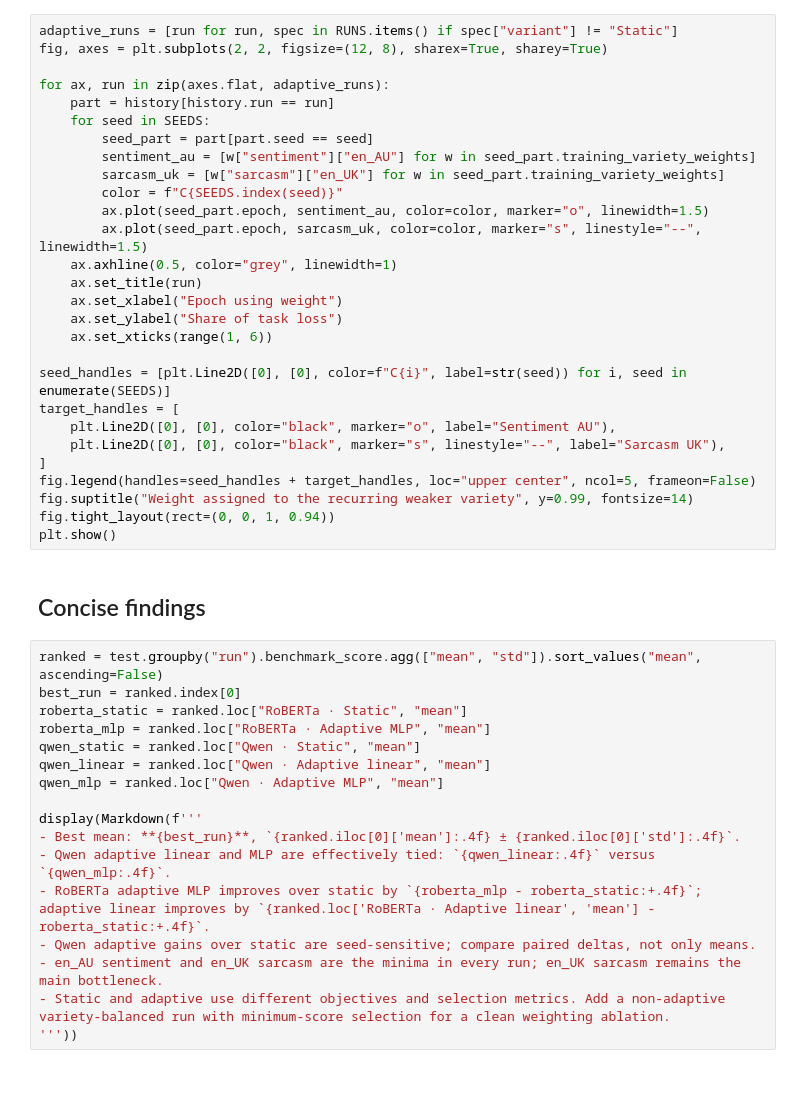
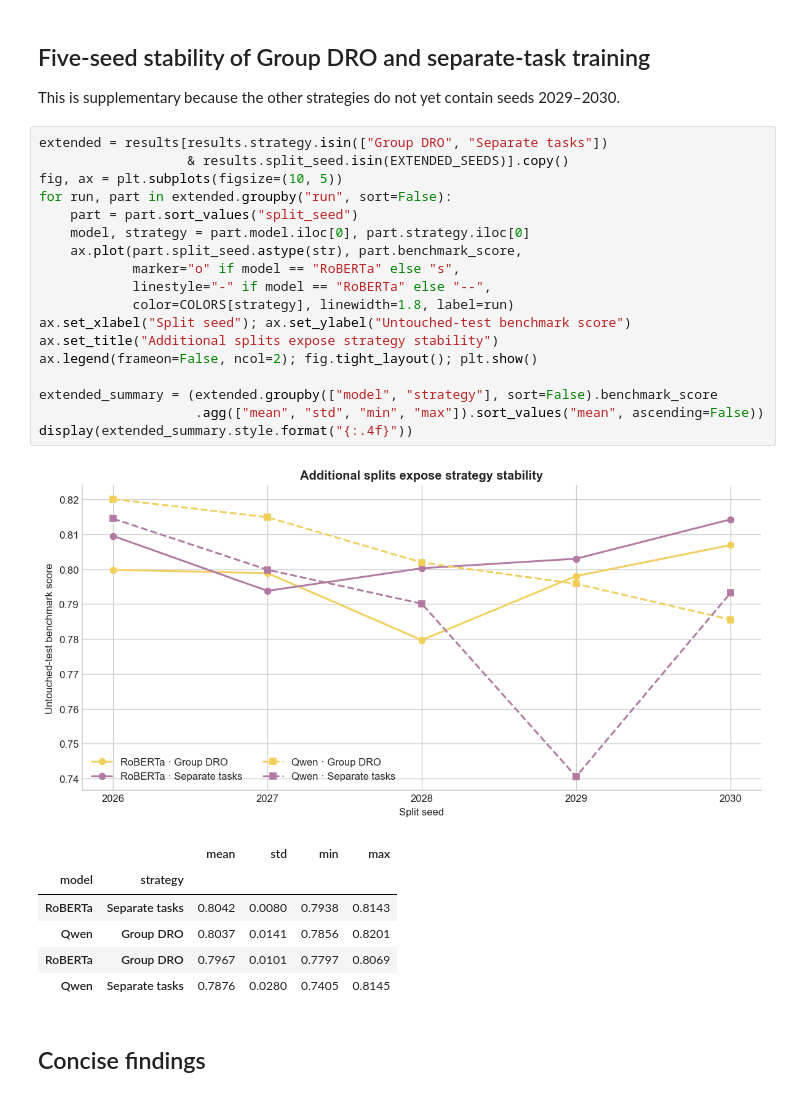
Before and after one commit to MaaxRen/ALTA2026, a Jupyter notebook: notebooks/training_results_analysis.ipynb, the cells around one changed output. Saved outputs shown, nothing was run; the diff lists cells and outputs as text.

```diff
--- a/notebooks/training_results_analysis.ipynb
+++ b/notebooks/training_results_analysis.ipynb
@@ -261,47 +194,32 @@ plt.show()
-# %%
-adaptive_runs = [run for run, spec in RUNS.items() if spec["variant"] != "Static"]
-fig, axes = plt.subplots(2, 2, figsize=(12, 8), sharex=True, sharey=True)
-
-for ax, run in zip(axes.flat, adaptive_runs):
-    part = history[history.run == run]
-    for seed in SEEDS:
-        seed_part = part[part.seed == seed]
-        sentiment_au = [w["sentiment"]["en_AU"] for w in seed_part.training_variety_weights]
-        sarcasm_uk = [w["sarcasm"]["en_UK"] for w in seed_part.training_variety_weights]
-        color = f"C{SEEDS.index(seed)}"
-        ax.plot(seed_part.epoch, sentiment_au, color=color, marker="o", linewidth=1.5)
-        ax.plot(seed_part.epoch, sarcasm_uk, color=color, marker="s", linestyle="--", linewidth=1.5)
-    ax.axhline(0.5, color="grey", linewidth=1)
-    ax.set_title(run)
-    ax.set_xlabel("Epoch using weight")
-    ax.set_ylabel("Share of task loss")
-    ax.set_xticks(range(1, 6))
-
-seed_handles = [plt.Line2D([0], [0], color=f"C{i}", label=str(seed)) for i, seed in enumerate(SEEDS)]
-target_handles = [
-    plt.Line2D([0], [0], color="black", marker="o", label="Sentiment AU"),
-    plt.Line2D([0], [0], color="black", marker="s", linestyle="--", label="Sarcasm UK"),
-]
-fig.legend(handles=seed_handles + target_handles, loc="upper center", ncol=5, frameon=False)
-fig.suptitle("Weight assigned to the recurring weaker variety", y=0.99, fontsize=14)
-fig.tight_layout(rect=(0, 0, 1, 0.94))
-plt.show()
+# %% [markdown]
+## Five-seed stability of Group DRO and separate-task training
+
+This is supplementary because the other strategies do not yet contain seeds 2029–2030.
+# %%
+extended = results[results.strategy.isin(["Group DRO", "Separate tasks"])
+                   & results.split_seed.isin(EXTENDED_SEEDS)].copy()
+fig, ax = plt.subplots(figsize=(10, 5))
+for run, part in extended.groupby("run", sort=False):
+    part = part.sort_values("split_seed")
+    model, strategy = part.model.iloc[0], part.strategy.iloc[0]
+    ax.plot(part.split_seed.astype(str), part.benchmark_score,
+            marker="o" if model == "RoBERTa" else "s",
+            linestyle="-" if model == "RoBERTa" else "--",
+            color=COLORS[strategy], linewidth=1.8, label=run)
+ax.set_xlabel("Split seed"); ax.set_ylabel("Untouched-test benchmark score")
+ax.set_title("Additional splits expose strategy stability")
+ax.legend(frameon=False, ncol=2); fig.tight_layout(); plt.show()
+
+extended_summary = (extended.groupby(["model", "strategy"], sort=False).benchmark_score
+                    .agg(["mean", "std", "min", "max"]).sort_values("mean", ascending=False))
+display(extended_summary.style.format("{:.4f}"))
+# %% [output]
+[figure, added]
+|  |  | mean | std | min | max |
+| model | strategy |  |  |  |  |
+| RoBERTa | Separate tasks | 0.8042 | 0.0080 | 0.7938 | 0.8143 |
+| Qwen | Group DRO | 0.8037 | 0.0141 | 0.7856 | 0.8201 |
+| RoBERTa | Group DRO | 0.7967 | 0.0101 | 0.7797 | 0.8069 |
+| Qwen | Separate tasks | 0.7876 | 0.0280 | 0.7405 | 0.8145 |
 # %% [markdown]
 ## Concise findings
-# %%
-ranked = test.groupby("run").benchmark_score.agg(["mean", "std"]).sort_values("mean", ascending=False)
-best_run = ranked.index[0]
-roberta_static = ranked.loc["RoBERTa · Static", "mean"]
-roberta_mlp = ranked.loc["RoBERTa · Adaptive MLP", "mean"]
-qwen_static = ranked.loc["Qwen · Static", "mean"]
-qwen_linear = ranked.loc["Qwen · Adaptive linear", "mean"]
-qwen_mlp = ranked.loc["Qwen · Adaptive MLP", "mean"]
-
-display(Markdown(f'''
-- Best mean: **{best_run}**, `{ranked.iloc[0]['mean']:.4f} ± {ranked.iloc[0]['std']:.4f}`.
-- Qwen adaptive linear and MLP are effectively tied: `{qwen_linear:.4f}` versus `{qwen_mlp:.4f}`.
-- RoBERTa adaptive MLP improves over static by `{roberta_mlp - roberta_static:+.4f}`; adaptive linear improves by `{ranked.loc['RoBERTa · Adaptive linear', 'mean'] - roberta_static:+.4f}`.
-- Qwen adaptive gains over static are seed-sensitive; compare paired deltas, not only means.
-- en_AU sentiment and en_UK sarcasm are the minima in every run; en_UK sarcasm remains the main bottleneck.
-- Static and adaptive use different objectives and selection metrics. Add a non-adaptive variety-balanced run with minimum-score selection for a clean weighting ablation.
-'''))
```
Also changed, not shown: parts of 20 cells of this notebook, 1 other file.
